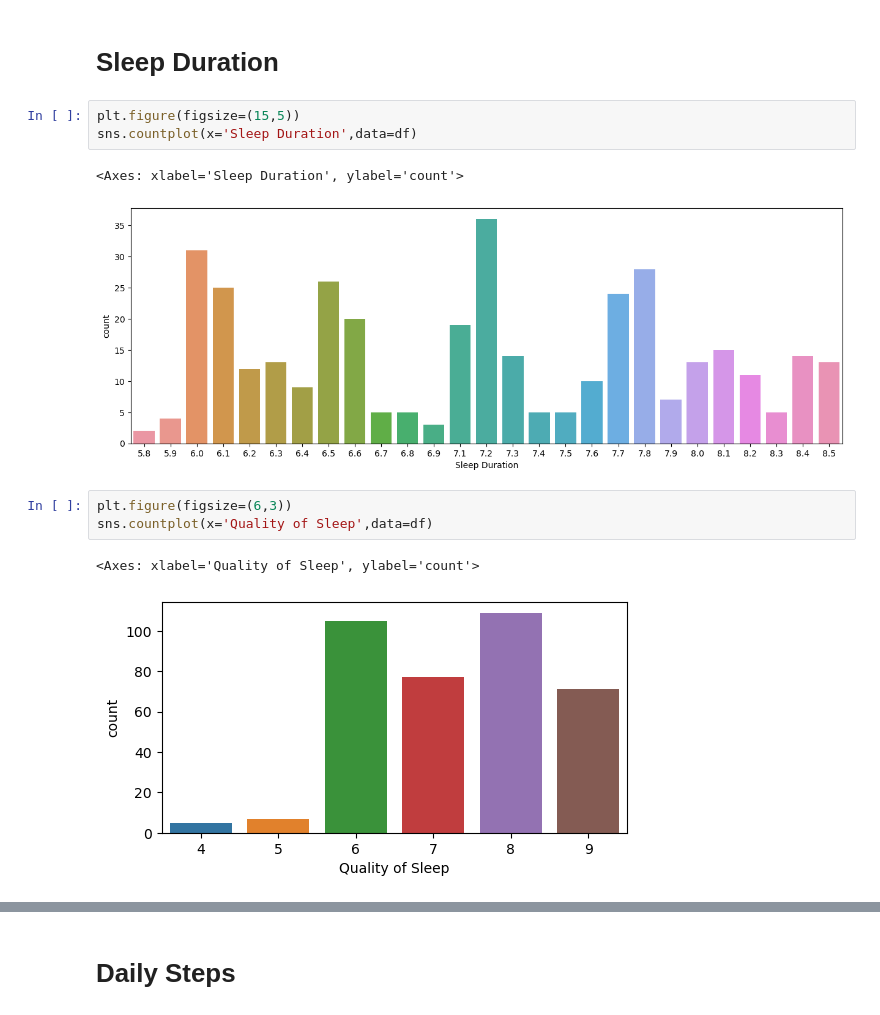
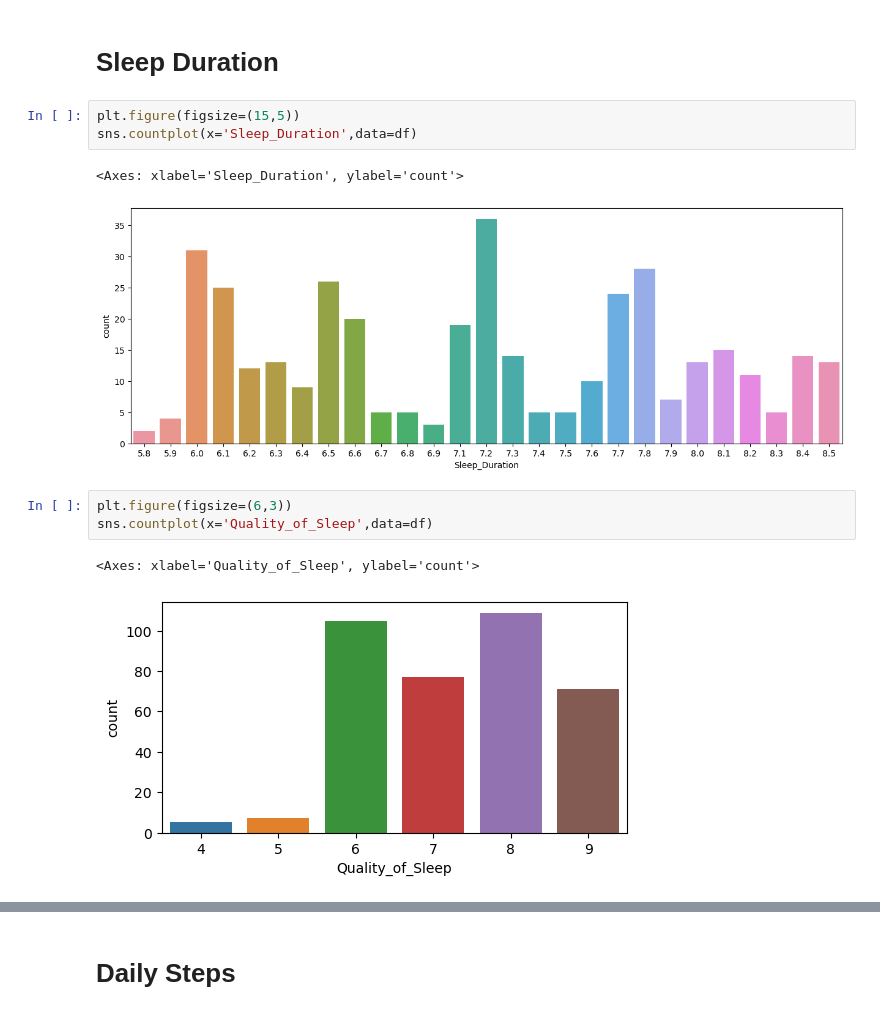
Before and after one commit to Gautam-10137/FitFlowAnalyzer, a Jupyter notebook: model/jupyter/FitFlowAnalyzer.ipynb, the cells around one changed output, grey strips where cells are left out. Saved outputs shown, nothing was run; the diff lists cells and outputs as text.

```diff
--- a/model/jupyter/FitFlowAnalyzer.ipynb
+++ b/model/jupyter/FitFlowAnalyzer.ipynb
@@ -123,16 +127,16 @@ sns.countplot(x='Occupation',data=df)
 # Sleep Duration
 # %%
 plt.figure(figsize=(15,5))
-sns.countplot(x='Sleep Duration',data=df)
+sns.countplot(x='Sleep_Duration',data=df)
 # %% [output]
-<Axes: xlabel='Sleep Duration', ylabel='count'>
+<Axes: xlabel='Sleep_Duration', ylabel='count'>
 [figure]
 # %%
 plt.figure(figsize=(6,3))
-sns.countplot(x='Quality of Sleep',data=df)
+sns.countplot(x='Quality_of_Sleep',data=df)
 # %% [output]
-<Axes: xlabel='Quality of Sleep', ylabel='count'>
+<Axes: xlabel='Quality_of_Sleep', ylabel='count'>
-[figure, old version]
+[figure, new version]
 # %%
 df.head()
 # %% [output]
```
Also changed, not shown: parts of 40 cells of this notebook, 13 other files.
